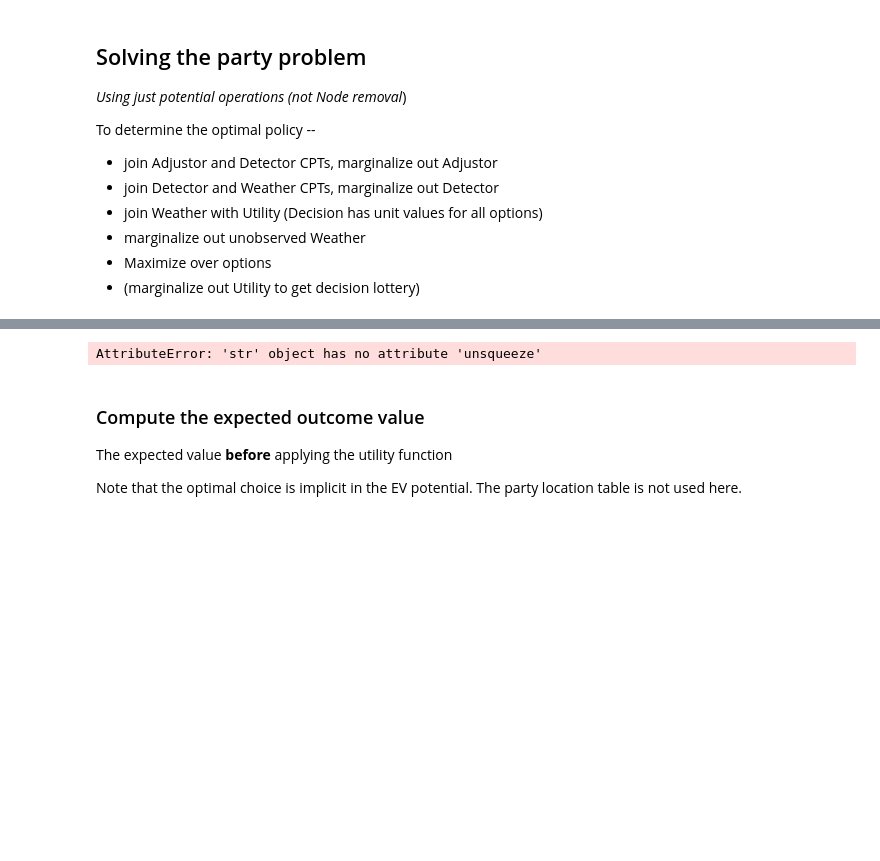
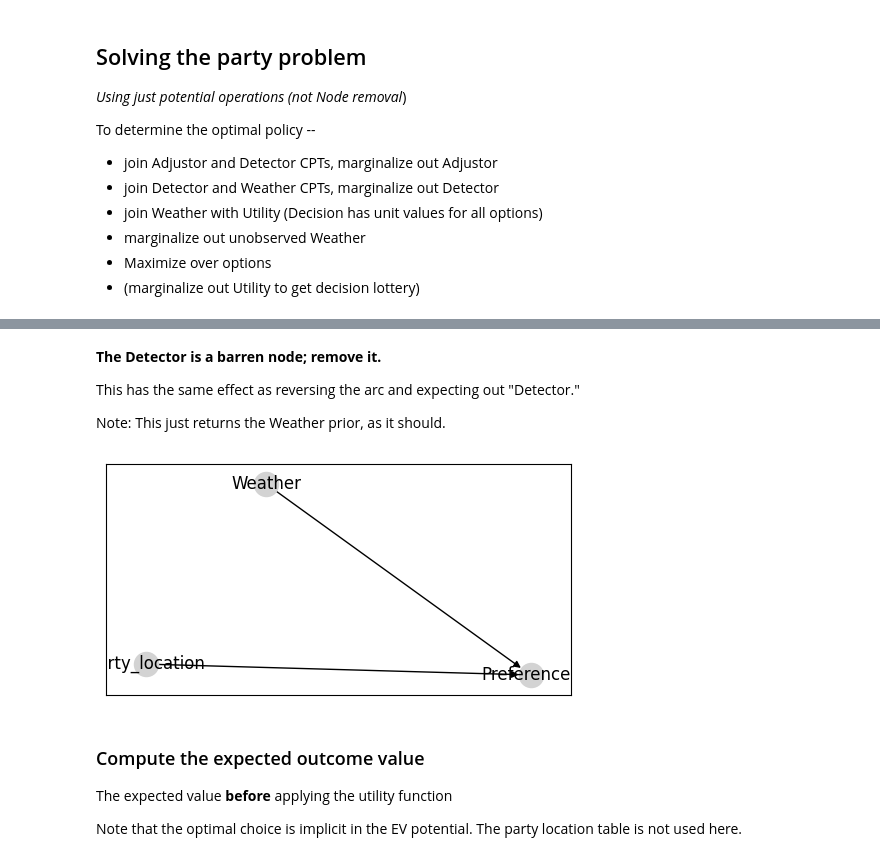
Before and after one commit to jmagosta/bayes, a Jupyter notebook: partyproblem/partyproblem_xdsl_bis.ipynb, the cells around one changed output, grey strips where cells are left out. Saved outputs shown, nothing was run; the diff lists cells and outputs as text; code cells hidden in the pictures; blank space fills up the shorter version.

```diff
--- a/partyproblem/partyproblem_xdsl_bis.ipynb
+++ b/partyproblem/partyproblem_xdsl_bis.ipynb
@@ -218,15 +220,24 @@ detector_marginal.pr_potential()
+# %% [markdown]
+__The Detector is a barren node; remove it.__
+
+This has the same effect as reversing the arc and expecting out "Detector."
+
+Note: This just returns the Weather prior, as it should.
+# %%
+# Delete the Detector node from the network.  No change to Weather potential is needed
+pp_net.remove_node('Detector', show_graph=True)
+# %% [output]
+[figure, added]
 # %%
-# Reverse Detector and Weather. TODO Or just remove detector?
-# Note this just returns the Weather prior, as it should.
-weather_p = pp_net.get_potential('Weather')
-# TODO Removal of a child into a parent (implicit arc reversal)
-wd_joint = absorb_parent(weather_p, detector_marginal)
-# remove the Detector dimension
-detector_preposterior = marginalize_out(wd_joint, 'Weather')
-weather_posterior = condition_probability(wd_joint, 'Detector')
-detector_preposterior.pr_potential()
+# # Reverse Detector and Weather. TODO Or just remove detector?
+# #
+# weather_p = pp_net.get_potential('Weather')
+# # TODO Removal of a child into a parent (implicit arc reversal)
+# wd_joint = absorb_parent(weather_p, detector_marginal)
+# # remove the Detector dimension
+# detector_preposterior = marginalize_out(wd_joint, 'Weather')
+# weather_posterior = condition_probability(wd_joint, 'Detector')
+# detector_preposterior.pr_potential()
-# %% [output]
-AttributeError: 'str' object has no attribute 'unsqueeze'
 # %% [markdown]
 ### Compute the expected outcome value
 
```
Also changed, not shown: parts of 12 cells of this notebook.
